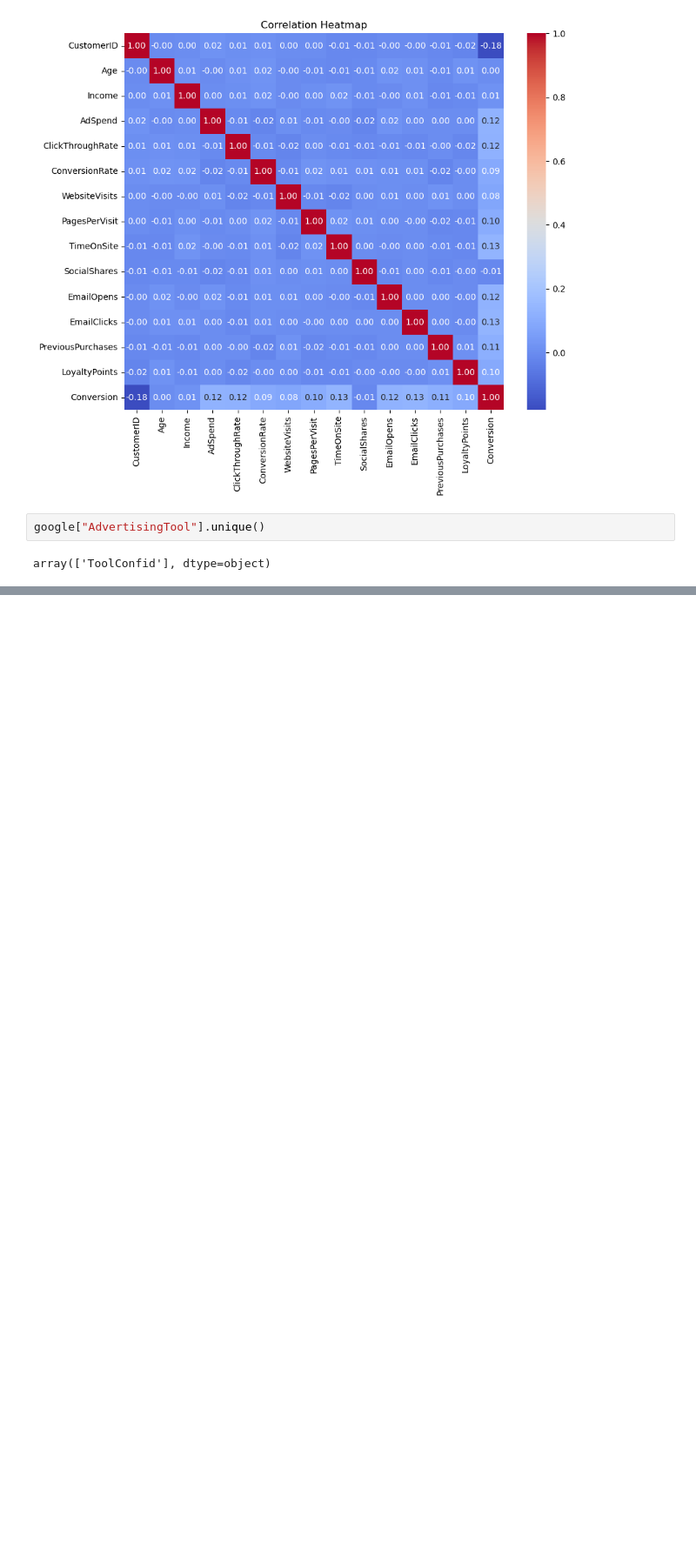
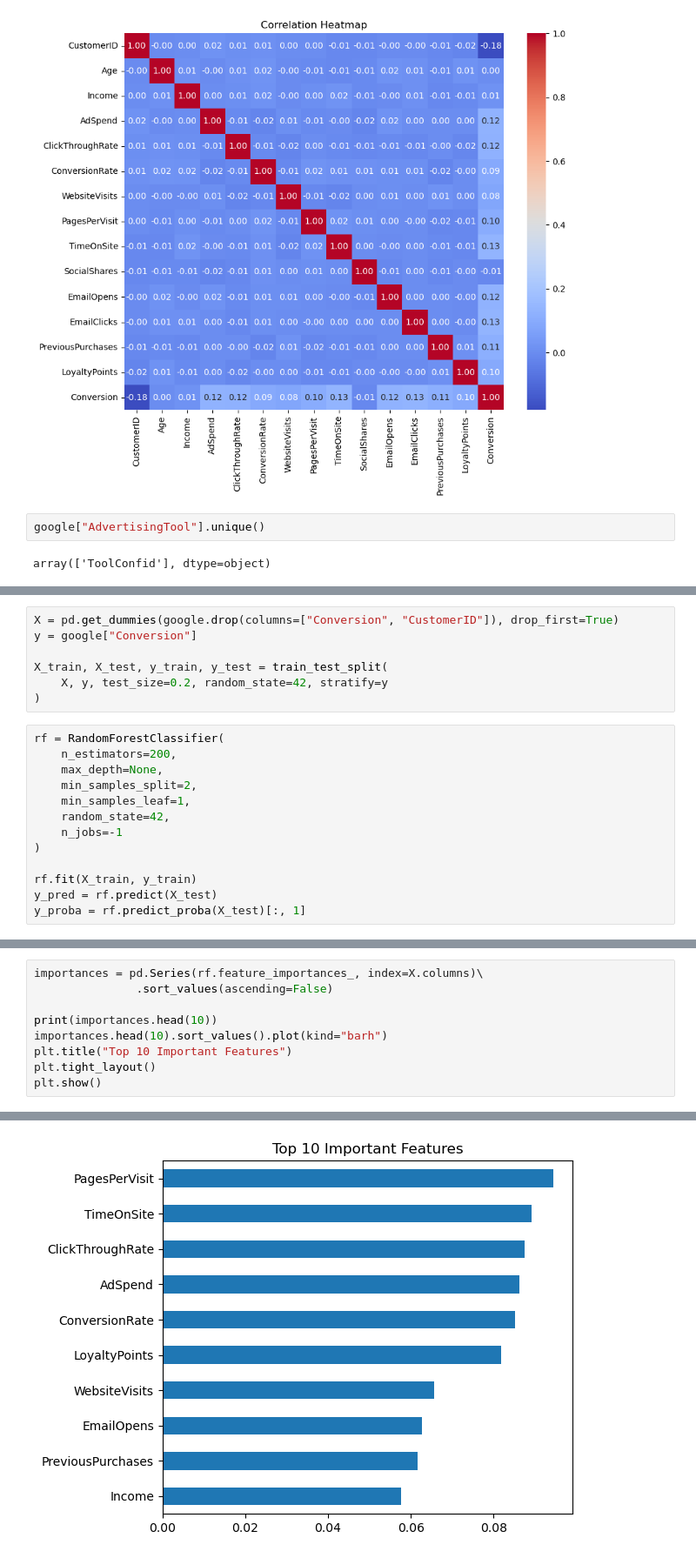
Before and after one commit to chenmichael2/MOD-B-O2, a Jupyter notebook: Milestone-4.ipynb, the cells around one changed output, grey strips where cells are left out. Shown at 87% size. Drawn from its saved outputs; the diff is of its cells as text; blank space fills up the shorter version.

```diff
--- a/Milestone-4.ipynb
+++ b/Milestone-4.ipynb
@@ -62,0 +100,20 @@ plt.show()
+# %%
+X = pd.get_dummies(google.drop(columns=["Conversion", "CustomerID"]), drop_first=True)
+y = google["Conversion"]
+
+X_train, X_test, y_train, y_test = train_test_split(
+    X, y, test_size=0.2, random_state=42, stratify=y
+)
+# %%
+rf = RandomForestClassifier(
+    n_estimators=200,
+    max_depth=None,
+    min_samples_split=2,
+    min_samples_leaf=1,
+    random_state=42,
+    n_jobs=-1
+)
+
+rf.fit(X_train, y_train)
+y_pred = rf.predict(X_test)
+y_proba = rf.predict_proba(X_test)[:, 1]
@@ -62,0 +151,10 @@ plt.show()
+# %%
+importances = pd.Series(rf.feature_importances_, index=X.columns)\
+               .sort_values(ascending=False)
+
+print(importances.head(10))
+importances.head(10).sort_values().plot(kind="barh")
+plt.title("Top 10 Important Features")
+plt.tight_layout()
+plt.show()
+# %% [output]
@@ -62,0 +172 @@ plt.show()
+[figure, added]
```
Also changed, not shown: parts of 25 cells of this notebook.
